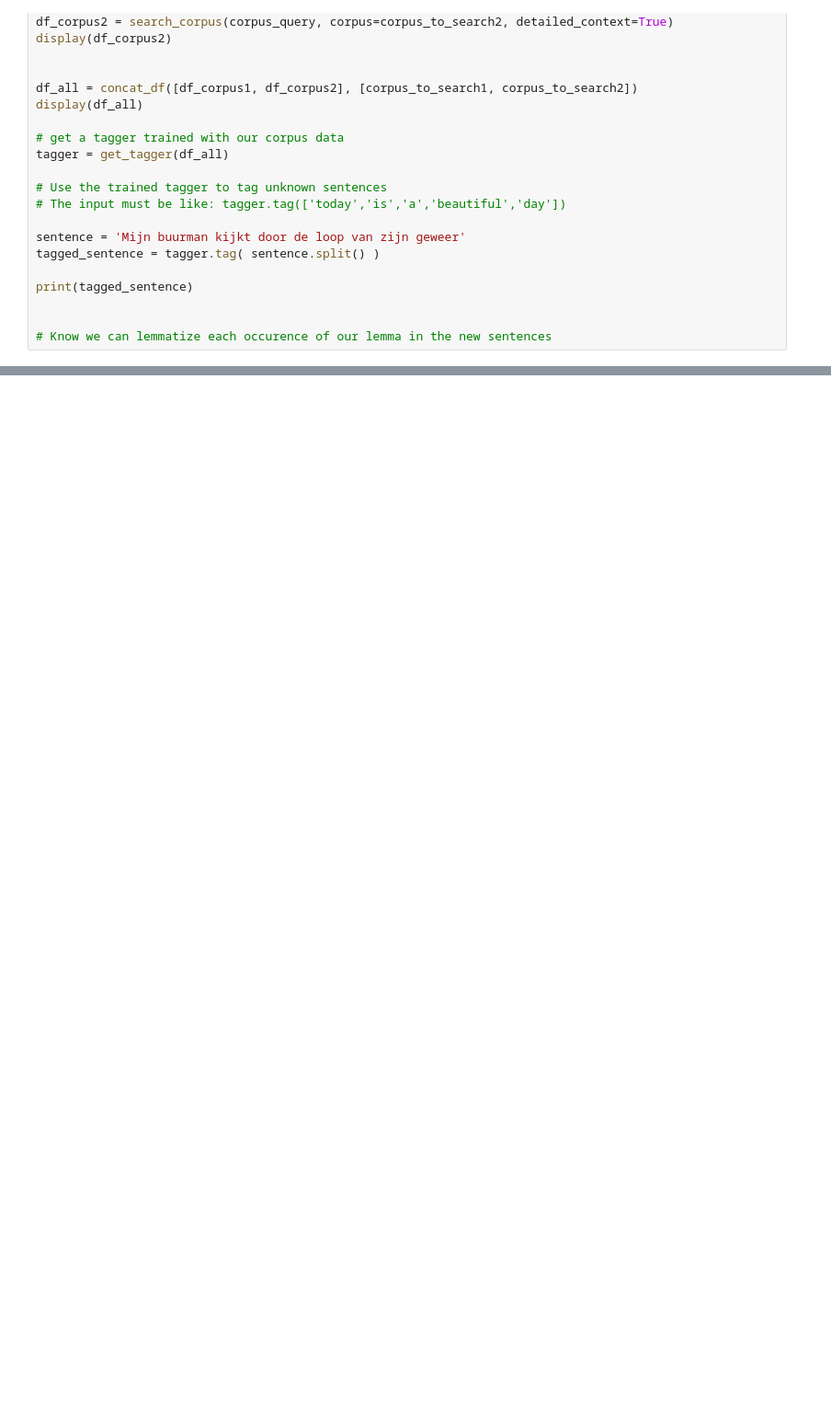
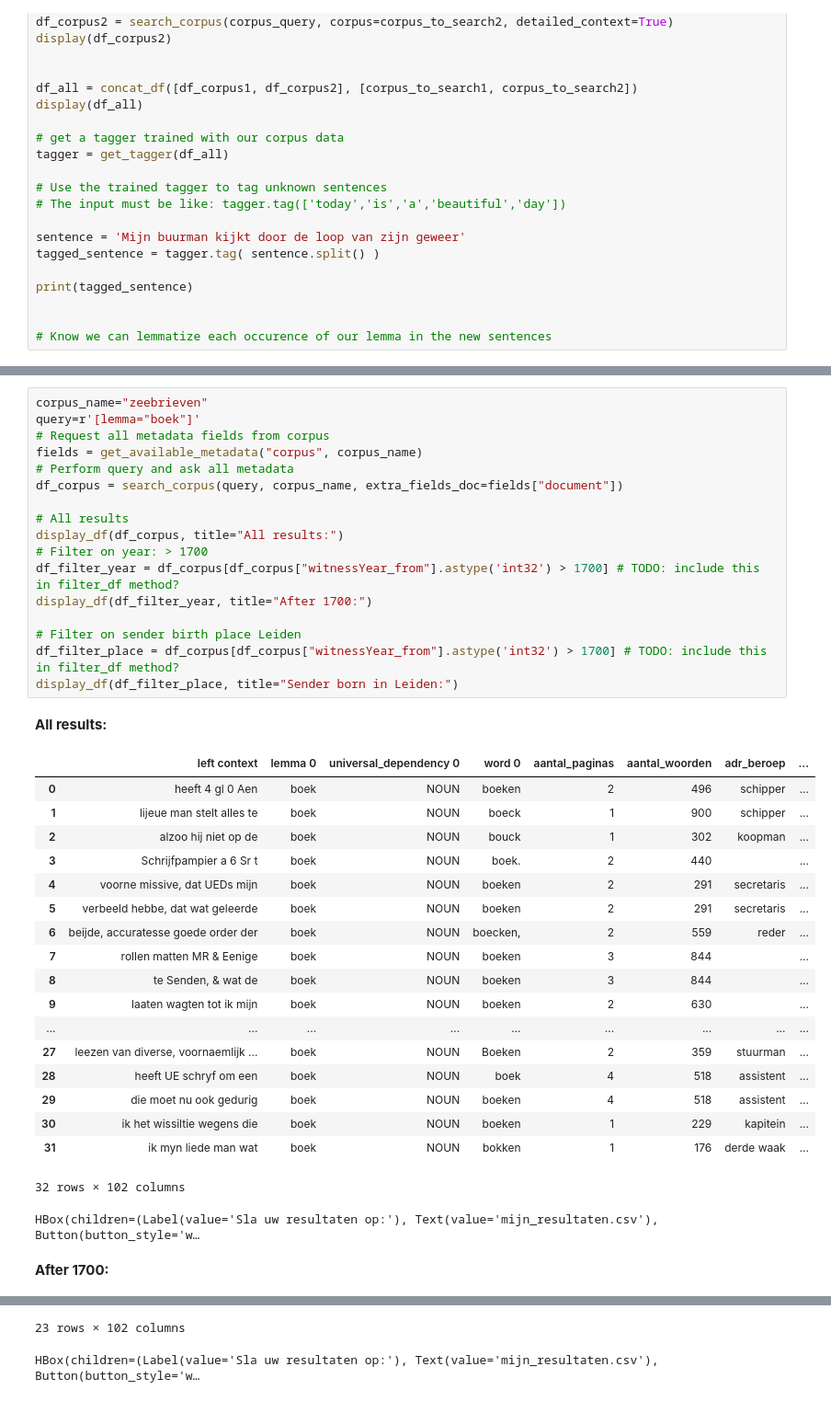
Before and after one commit to INL/chaining-search, a Jupyter notebook: Chaining search.ipynb, the cells around one changed output, grey strips where cells are left out. Shown at 92% size. Drawn from its saved outputs; the diff is of its cells as text; blank space fills up the shorter version.

Commit message:
Created case study filtering on metadata

```diff
--- a/Chaining search.ipynb
+++ b/Chaining search.ipynb
@@ -1697,0 +1680,39 @@ print(tagged_sentence)
+# %%
+corpus_name="zeebrieven"
+query=r'[lemma="boek"]'
+# Request all metadata fields from corpus
+fields = get_available_metadata("corpus", corpus_name)
+# Perform query and ask all metadata
+df_corpus = search_corpus(query, corpus_name, extra_fields_doc=fields["document"])
+
+# All results
+display_df(df_corpus, title="All results:")
+# Filter on year: > 1700
+df_filter_year = df_corpus[df_corpus["witnessYear_from"].astype('int32') > 1700] # TODO: include this in filter_df method?
+display_df(df_filter_year, title="After 1700:")
+
+# Filter on sender birth place Leiden
+df_filter_place = df_corpus[df_corpus["witnessYear_from"].astype('int32') > 1700] # TODO: include this in filter_df method?
+display_df(df_filter_place, title="Sender born in Leiden:")
+# %% [output]
+All results:
+|  | left context | lemma 0 | universal_dependency 0 | word 0 | aantal_paginas | aantal_woorden | adr_beroep | ... |
+| 0 | heeft 4 gl 0 Aen | boek | NOUN | boeken | 2 | 496 | schipper | ... |
+| 1 | lijeue man stelt alles te | boek | NOUN | boeck | 1 | 900 | schipper | ... |
+| 2 | alzoo hij niet op de | boek | NOUN | bouck | 1 | 302 | koopman | ... |
+| 3 | Schrijfpampier a 6 Sr t | boek | NOUN | boek. | 2 | 440 |  | ... |
+| 4 | voorne missive, dat UEDs mijn | boek | NOUN | boeken | 2 | 291 | secretaris | ... |
+| 5 | verbeeld hebbe, dat wat geleerde | boek | NOUN | boeken | 2 | 291 | secretaris | ... |
+| 6 | beijde, accuratesse goede order der | boek | NOUN | boecken, | 2 | 559 | reder | ... |
+| 7 | rollen matten MR & Eenige | boek | NOUN | boeken | 3 | 844 |  | ... |
+| 8 | te Senden, & wat de | boek | NOUN | boeken | 3 | 844 |  | ... |
+| 9 | laaten wagten tot ik mijn | boek | NOUN | boeken | 2 | 630 |  | ... |
+| ... | ... | ... | ... | ... | ... | ... | ... | ... |
+| 27 | leezen van diverse, voornaemlijk ... | boek | NOUN | Boeken | 2 | 359 | stuurman | ... |
+| 28 | heeft UE schryf om een | boek | NOUN | boek | 4 | 518 | assistent | ... |
+| 29 | die moet nu ook gedurig | boek | NOUN | boeken | 4 | 518 | assistent | ... |
+| 30 | ik het wissiltie wegens die | boek | NOUN | boeken | 1 | 229 | kapitein | ... |
+| 31 | ik myn liede man wat | boek | NOUN | bokken | 1 | 176 | derde waak | ... |
+32 rows × 102 columns
+HBox(children=(Label(value='Sla uw resultaten op:'), Text(value='mijn_resultaten.csv'), Button(button_style='w…
+After 1700:
@@ -1697,0 +1736,2 @@ print(tagged_sentence)
+23 rows × 102 columns
+HBox(children=(Label(value='Sla uw resultaten op:'), Text(value='mijn_resultaten.csv'), Button(button_style='w…
```
Also changed, not shown: parts of 8 cells of this notebook.
